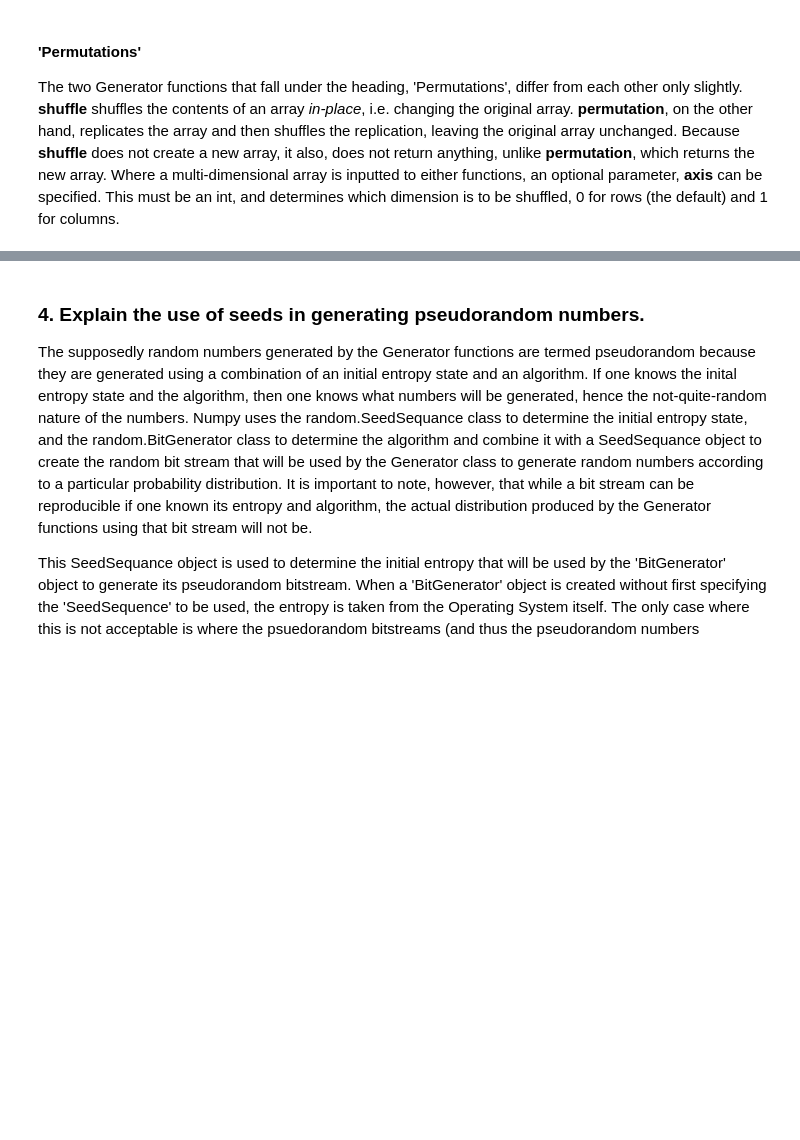
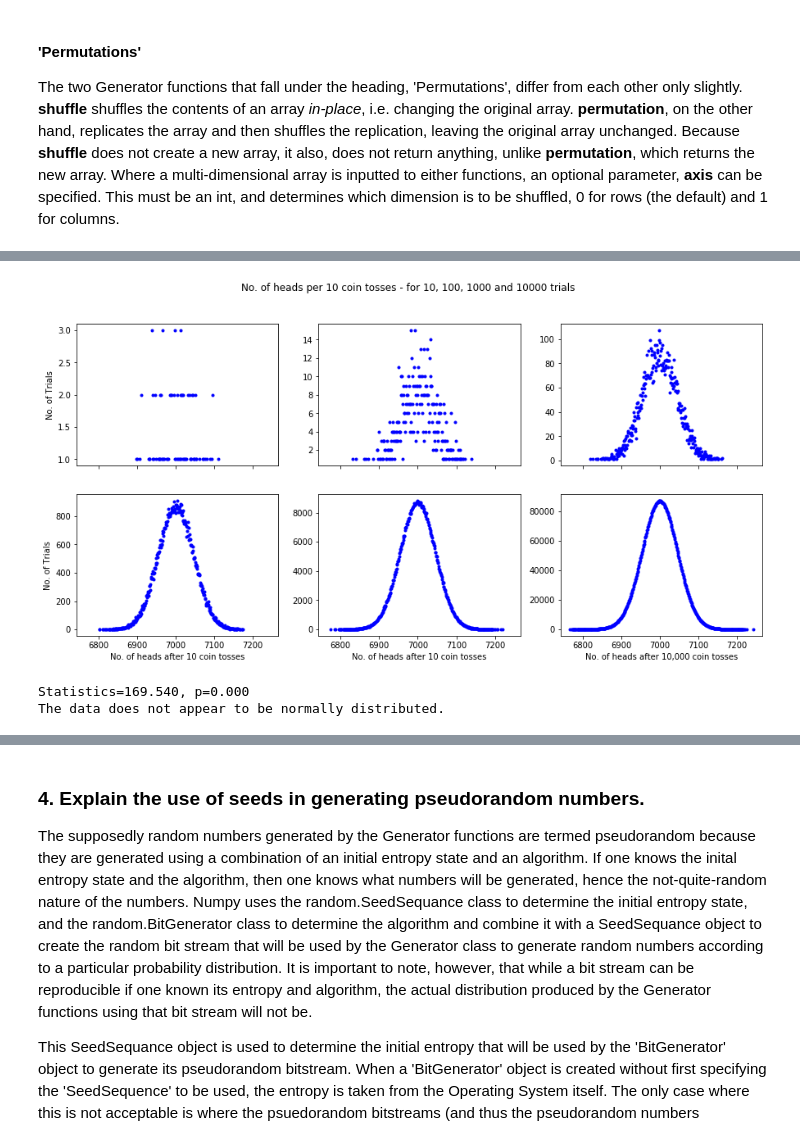
Before and after one commit to ashleycampion/GMIT_Programming_for_data_analysis_Assignment, a Jupyter notebook: Programming for Data Analysis - Assignment.ipynb, the cells around one changed output, grey strips where cells are left out. Saved outputs shown, nothing was run; the diff lists cells and outputs as text; code cells hidden in the pictures; blank space fills up the shorter version.

Commit message:
adding binominal distribution analysis

```diff
--- a/Programming for Data Analysis - Assignment.ipynb
+++ b/Programming for Data Analysis - Assignment.ipynb
@@ -130,0 +217,50 @@ print(array) # the array has  changed
+# %%
+fig, ((ax1, ax2, ax3), (ax4, ax5, ax6)) = plt.subplots(nrows=2, ncols=3, sharex=True, figsize=(15,7))
+plt.suptitle("No. of heads per 10 coin tosses - for 10, 100, 1000 and 10000 trials")
+
+n, p = 10000, .7  # number of trials, probability of each trial
+
+binom = rng.binomial(n, p, 100)
+labels, counts = np.unique(binom, return_counts=True)
+ax1.plot(labels, counts, 'b.')
+ax1.set_ylabel("No. of Trials")
+
+binom = rng.binomial(n, p, 1000)
+labels, counts = np.unique(binom, return_counts=True)
+ax2.plot(labels, counts, 'b.')
+
+
+binom = rng.binomial(n, p, 10000)
+labels, counts = np.unique(binom, return_counts=True)
+ax3.plot(labels, counts, 'b.')
+
+binom = rng.binomial(n, p, 100000)
+labels, counts = np.unique(binom, return_counts=True)
+ax4.plot(labels, counts, 'b.')
+ax4.set_xlabel("No. of heads after 10 coin tosses")
+ax4.set_ylabel("No. of Trials")
+
+binom = rng.binomial(n, p, 1000000)
+labels, counts = np.unique(binom, return_counts=True)
+ax5.plot(labels, counts, 'b.')
+ax5.set_xlabel("No. of heads after 10 coin tosses")
+
+binom = rng.binomial(n, p, 10000000)
+labels, counts = np.unique(binom, return_counts=True)
+ax6.plot(labels, counts, 'b.')
+ax6.set_xlabel("No. of heads after 10,000 coin tosses")
+plt.show()
+
+
+import scipy.stats as ss
+stat, p = ss.normaltest(binom)
+print('Statistics=%.3f, p=%.3f' % (stat, p))
+alpha = 0.05 # we will accept anything over 95% certainty
+if p > alpha:
+	print('The data does not appear to be normally distributed.')
+else:
+	print('The data does not appear to be normally distributed.')
+# %% [output]
+[figure, added]
+Statistics=169.540, p=0.000
+The data does not appear to be normally distributed.
```
Also changed, not shown: parts of 14 cells of this notebook.
